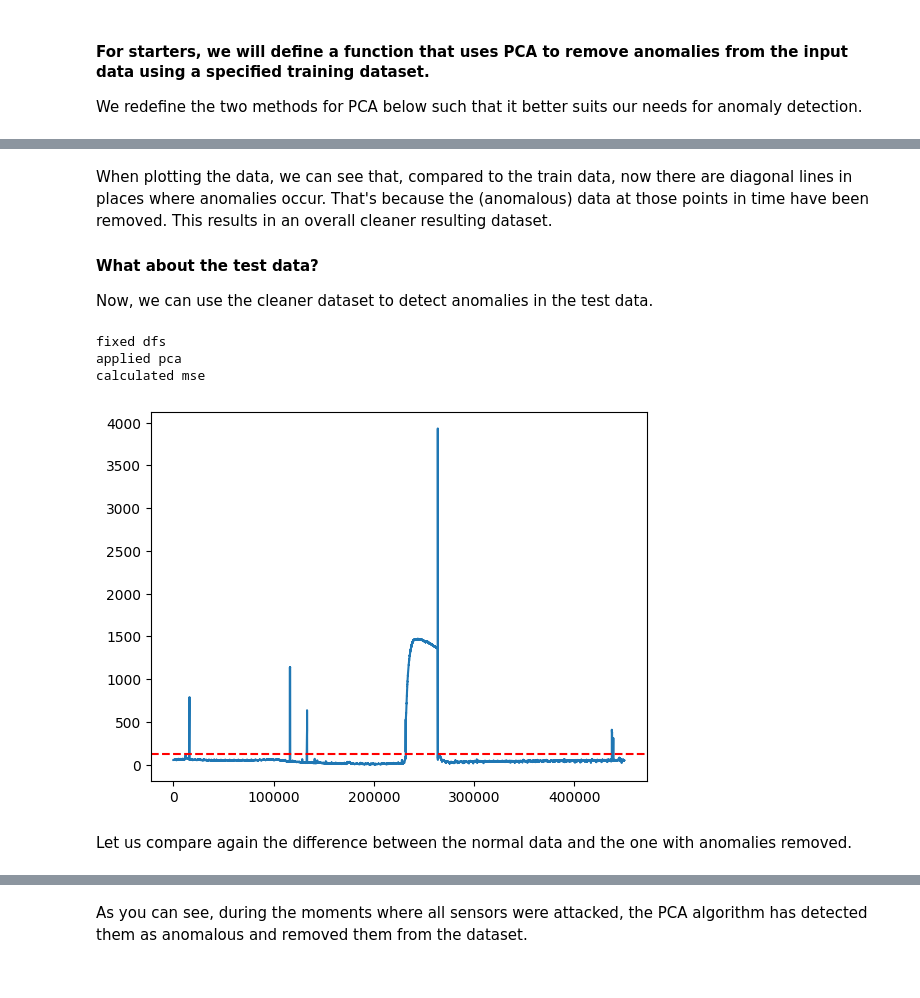
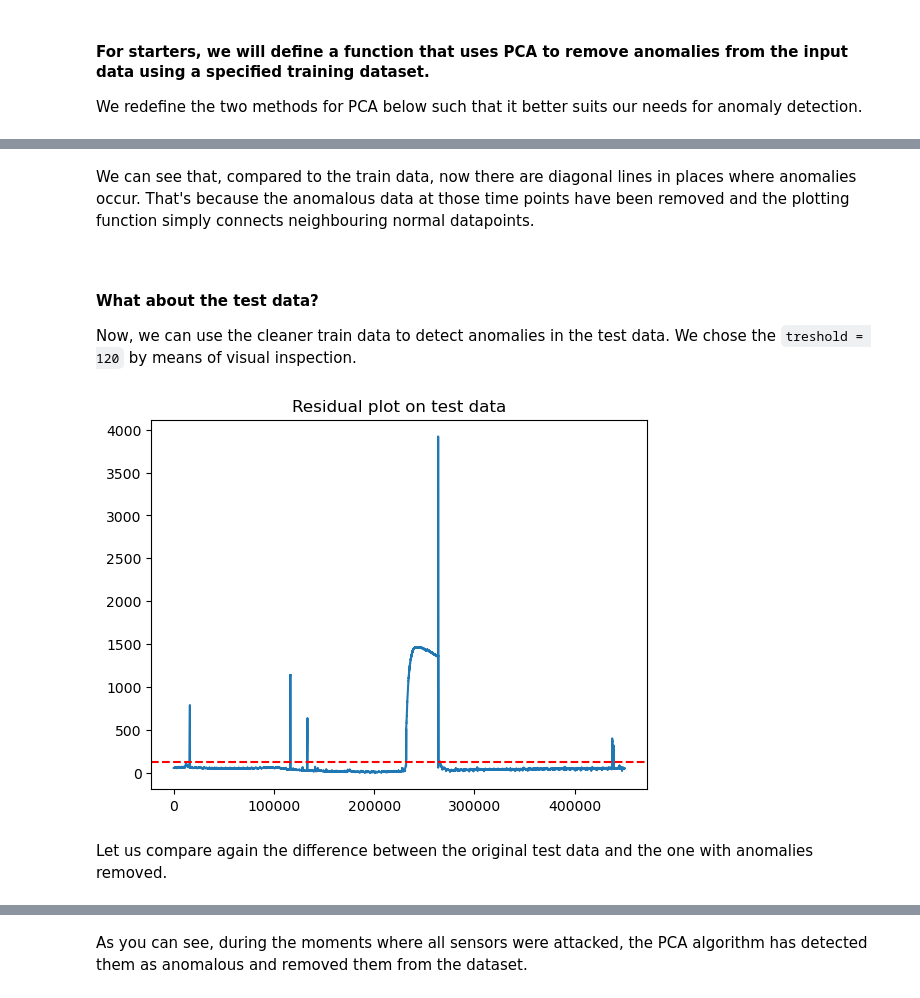
Before and after one commit to andreist3fan/vitejii-dm, a Jupyter notebook: Anomaly Detection.ipynb, the cells around one changed output, grey strips where cells are left out. Drawn from its saved outputs; the diff is of its cells as text; code cells hidden in the pictures.

```diff
--- a/Anomaly Detection.ipynb
+++ b/Anomaly Detection.ipynb
@@ -380,17 +368,22 @@ visualize_sensor_data(train_data)
 # %% [markdown]
-When plotting the data, we can see that, compared to the train data, now there are diagonal lines in places where anomalies occur. That's because the (anomalous) data at those points in time have been removed. This results in an overall cleaner resulting dataset.
+We can see that, compared to the train data, now there are diagonal lines in places where anomalies occur. That's because the anomalous data at those time points have been removed and the plotting function simply connects neighbouring normal datapoints.
+
+<br/>
 
 #### What about the test data?
-Now, we can use the cleaner dataset to detect anomalies in the test data.
+Now, we can use the cleaner train data to detect anomalies in the test data. We chose the `treshold = 120` by means of visual inspection.
-# %%
-#This cell should take ~3-4 minutes max to run. It will no longer plot intermediary steps, but print things at key points during the program execution.
-onTest = PCA_for_anomaly_detection(var,test_data,5,120,False)
-# %% [output]
-fixed dfs
-applied pca
-calculated mse
-[figure, removed]
+# %%
+# This code cell should run in 1 min
+test_data_without_anomalies, test_mse_residuals = pca_for_anomaly_detection(train_data_without_anomalies, test_data, k=5, pca_threshold=120)
+
+# plot test residuals with threshold
+plt.plot(test_mse_residuals)
+plt.axhline(y=120, color='red', linestyle='--')
+plt.title('Residual plot on test data')
+plt.show()
+# %% [output]
+[figure, added]
 # %% [markdown]
-Let us compare again the difference between the normal data and the one with anomalies removed.
+Let us compare again the difference between the original test data and the one with anomalies removed.
 # %%
 visualize_sensor_data(test_data)
```
Also changed, not shown: parts of 17 cells of this notebook.
